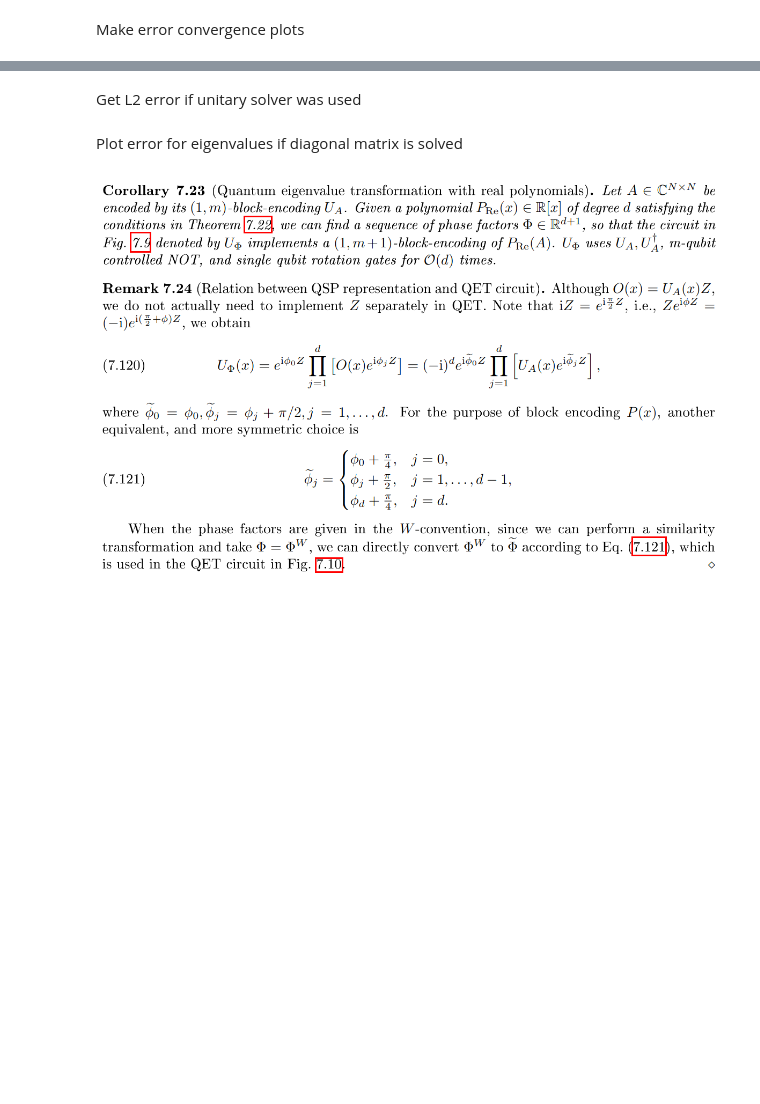
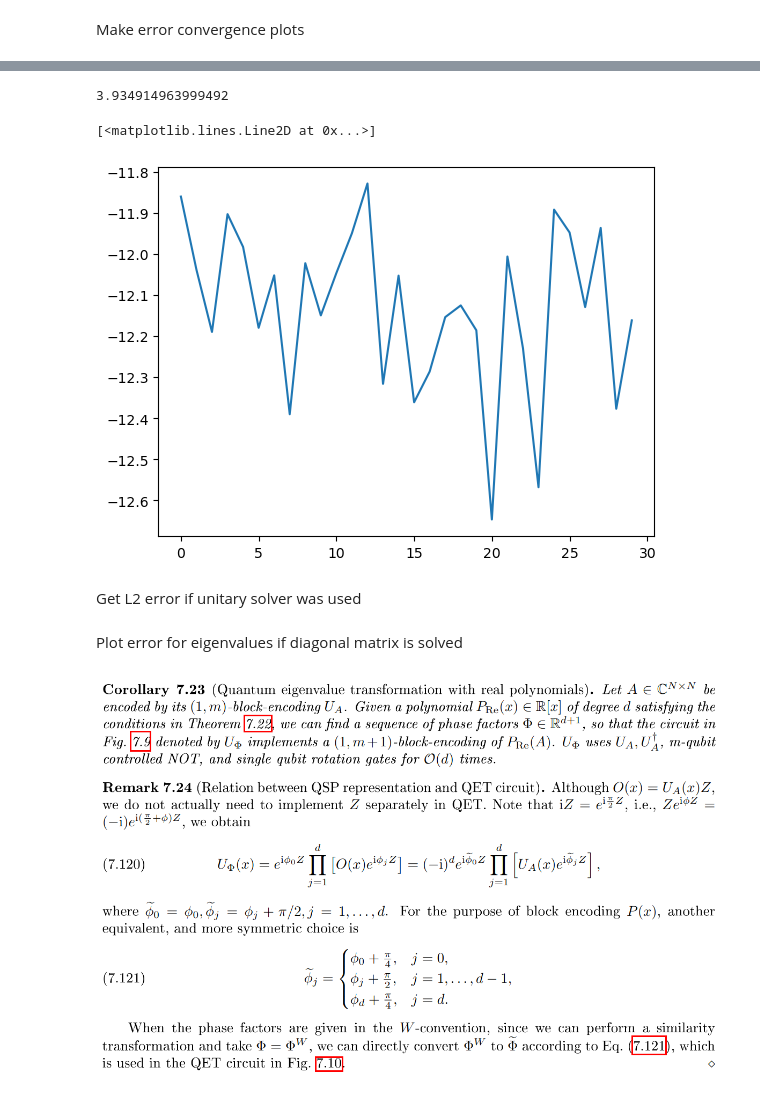
Before and after one commit to osamarais/qiskit_iterative_solver, a Jupyter notebook: qiskit_QSP_cleaned_up.ipynb, the cells around one changed output, grey strips where cells are left out. Saved outputs shown, nothing was run; the diff lists cells and outputs as text; code cells hidden in the pictures; blank space fills up the shorter version.

Commit message:
final state after submitting paper

```diff
--- a/qiskit_QSP_cleaned_up.ipynb
+++ b/qiskit_QSP_cleaned_up.ipynb
@@ -33,7 +33,7 @@ For unitary block-encoding requirement, ||A||<=1
 problem = 'laplacian'
 # %%
 if 'lower triangular'==problem:
-    N = 8
+    N = 16
     A = np.eye(N)
     for i in range(N-1):
         A[i+1,i] = -1
@@ -77,13 +77,14 @@ if 'diagonal'==problem:
 # %%
 # # DON'T FORGET TO NORMALIZE A!!!!
 if 'laplacian'==problem:
-    size = 8
-    iterations = int(128/4 -1)
+    problem_number = 3
+    size = 4
+    iterations = int(np.floor(128/size -1))
     # iterations = 7
-    K = np.array( loadmat('N_{}.mat'.format(size)) ).item()['A']
-    R = np.array( loadmat('N_{}.mat'.format(size)) ).item()['R']
-    B = np.array( loadmat('N_{}.mat'.format(size)) ).item()['B']
-    f = np.array( loadmat('N_{}.mat'.format(size)) ).item()['f']
+    K = np.array( loadmat('N_{}_problem_{}.mat'.format(size,problem_number)) ).item()['A']
+    R = np.array( loadmat('N_{}_problem_{}.mat'.format(size,problem_number)) ).item()['R']
+    B = np.array( loadmat('N_{}_problem_{}.mat'.format(size,problem_number)) ).item()['B']
+    f = np.array( loadmat('N_{}_problem_{}.mat'.format(size,problem_number)) ).item()['f']
     f = f/np.linalg.norm(f)
     print('|R|_2 = {}'.format(np.linalg.norm(R,2)))
 
@@ -201,6 +201,10 @@ print(A)
  [0. 0. 0. ... 0. 0. 0.]
  [0. 0. 0. ... 0. 0. 0.]
  [0. 0. 0. ... 0. 0. 0.]]
+# %%
+# If RHS is given, it also needs to be padded
+if RHS_provided:
+    b = np.pad(b,(0,padding_size))
 # %%
 # Create block encoding of A by creating a Unitary matrix
 # Question: does A need to be Hermitian to define this sort of block encoding?
@@ -390,7 +397,7 @@ elif solver=='statevector':
 if solver=='statevector':
     # We can ignore the padding size and directly use the size of b (considering Hermitian dilation)
     if HD:
-        P_A_b = np.real(QSP_statevector.data[int(b.shape[0]/2):b.shape[0]])
+        P_A_b = np.real(QSP_statevector.data[int(b_orig.shape[0]):(2*b_orig.shape[0])])
     else:
         P_A_b = np.real(QSP_statevector.data[0:b.shape[0]])
     P_A_b = P_A_b/np.linalg.norm(P_A_b)
@@ -450,5 +543,12 @@ error_expected
 # %%
 np.linalg.cond(A_orig)
+# %% [output]
+3.934914963999492
+# %%
+plt.plot(np.log10(np.abs(np.array(error_actual)-error_expected)))
+# %% [output]
+[<matplotlib.lines.Line2D at 0x...>]
+[figure, added]
 # %% [markdown]
 Get L2 error if unitary solver was used
 # %%
```
Also changed, not shown: parts of 20 cells of this notebook, 18 other files.
